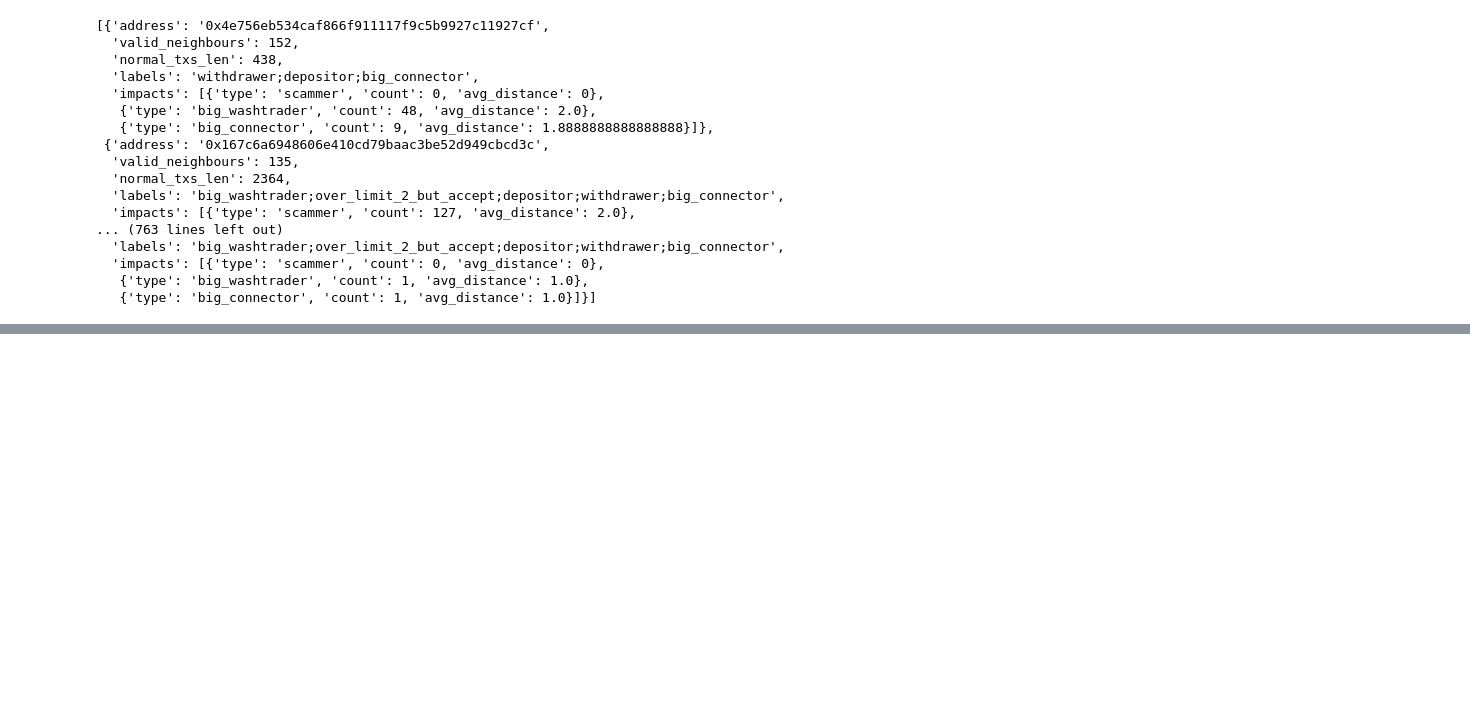
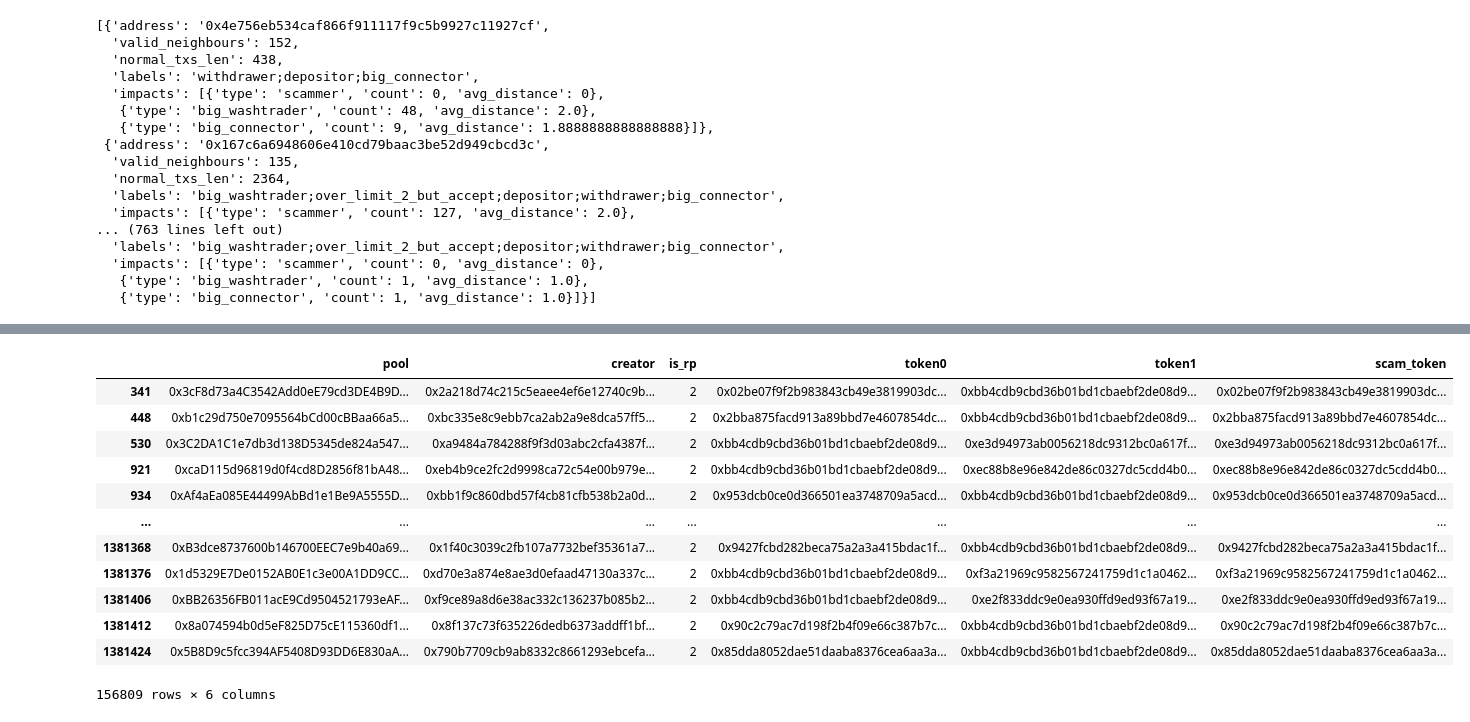
Before and after one commit to duyhuynhdev/serial-scammer-analyser, a Jupyter notebook: main/algorithms/analysis.ipynb, the cells around one changed output, grey strips where cells are left out. Drawn from its saved outputs; the diff is of its cells as text; code cells hidden in the pictures; blank space fills up the shorter version.

```diff
--- a/main/algorithms/analysis.ipynb
+++ b/main/algorithms/analysis.ipynb
@@ -115,3 +115,6 @@ display(results)
   'impacts': [{'type': 'scammer', 'count': 0, 'avg_distance': 0},
    {'type': 'big_washtrader', 'count': 1, 'avg_distance': 1.0},
    {'type': 'big_connector', 'count': 1, 'avg_distance': 1.0}]}]
+# %%
+df = pd.read_csv(os.path.join(path.panv2_processed_path, "1_pair_pool_labels.csv"))
+display(df.head())
@@ -117,0 +128,17 @@ display(results)
+# %%
+rp = df[df["is_rp"] == 2]
+rp
+# %% [output]
+|  | pool | creator | is_rp | token0 | token1 | scam_token |
+| 341 | 0x3cF8d73a4C3542Add0eE79cd3DE4B9D... | 0x2a218d74c215c5eaee4ef6e12740c9b... | 2 | 0x02be07f9f2b983843cb49e3819903dc... | 0xbb4cdb9cbd36b01bd1cbaebf2de08d9... | 0x02be07f9f2b983843cb49e3819903dc... |
+| 448 | 0xb1c29d750e7095564bCd00cBBaa66a5... | 0xbc335e8c9ebb7ca2ab2a9e8dca57ff5... | 2 | 0x2bba875facd913a89bbd7e4607854dc... | 0xbb4cdb9cbd36b01bd1cbaebf2de08d9... | 0x2bba875facd913a89bbd7e4607854dc... |
+| 530 | 0x3C2DA1C1e7db3d138D5345de824a547... | 0xa9484a784288f9f3d03abc2cfa4387f... | 2 | 0xbb4cdb9cbd36b01bd1cbaebf2de08d9... | 0xe3d94973ab0056218dc9312bc0a617f... | 0xe3d94973ab0056218dc9312bc0a617f... |
+| 921 | 0xcaD115d96819d0f4cd8D2856f81bA48... | 0xeb4b9ce2fc2d9998ca72c54e00b979e... | 2 | 0xbb4cdb9cbd36b01bd1cbaebf2de08d9... | 0xec88b8e96e842de86c0327dc5cdd4b0... | 0xec88b8e96e842de86c0327dc5cdd4b0... |
+| 934 | 0xAf4aEa085E44499AbBd1e1Be9A5555D... | 0xbb1f9c860dbd57f4cb81cfb538b2a0d... | 2 | 0x953dcb0ce0d366501ea3748709a5acd... | 0xbb4cdb9cbd36b01bd1cbaebf2de08d9... | 0x953dcb0ce0d366501ea3748709a5acd... |
+| ... | ... | ... | ... | ... | ... | ... |
+| 1381368 | 0xB3dce8737600b146700EEC7e9b40a69... | 0x1f40c3039c2fb107a7732bef35361a7... | 2 | 0x9427fcbd282beca75a2a3a415bdac1f... | 0xbb4cdb9cbd36b01bd1cbaebf2de08d9... | 0x9427fcbd282beca75a2a3a415bdac1f... |
+| 1381376 | 0x1d5329E7De0152AB0E1c3e00A1DD9CC... | 0xd70e3a874e8ae3d0efaad47130a337c... | 2 | 0xbb4cdb9cbd36b01bd1cbaebf2de08d9... | 0xf3a21969c9582567241759d1c1a0462... | 0xf3a21969c9582567241759d1c1a0462... |
+| 1381406 | 0xBB26356FB011acE9Cd9504521793eAF... | 0xf9ce89a8d6e38ac332c136237b085b2... | 2 | 0xbb4cdb9cbd36b01bd1cbaebf2de08d9... | 0xe2f833ddc9e0ea930ffd9ed93f67a19... | 0xe2f833ddc9e0ea930ffd9ed93f67a19... |
+| 1381412 | 0x8a074594b0d5eF825D75cE115360df1... | 0x8f137c73f635226dedb6373addff1bf... | 2 | 0x90c2c79ac7d198f2b4f09e66c387b7c... | 0xbb4cdb9cbd36b01bd1cbaebf2de08d9... | 0x90c2c79ac7d198f2b4f09e66c387b7c... |
+| 1381424 | 0x5B8D9c5fcc394AF5408D93DD6E830aA... | 0x790b7709cb9ab8332c8661293ebcefa... | 2 | 0x85dda8052dae51daaba8376cea6aa3a... | 0xbb4cdb9cbd36b01bd1cbaebf2de08d9... | 0x85dda8052dae51daaba8376cea6aa3a... |
+156809 rows × 6 columns
```
Also changed, not shown: parts of 1 cell of this notebook, 7 other files.
